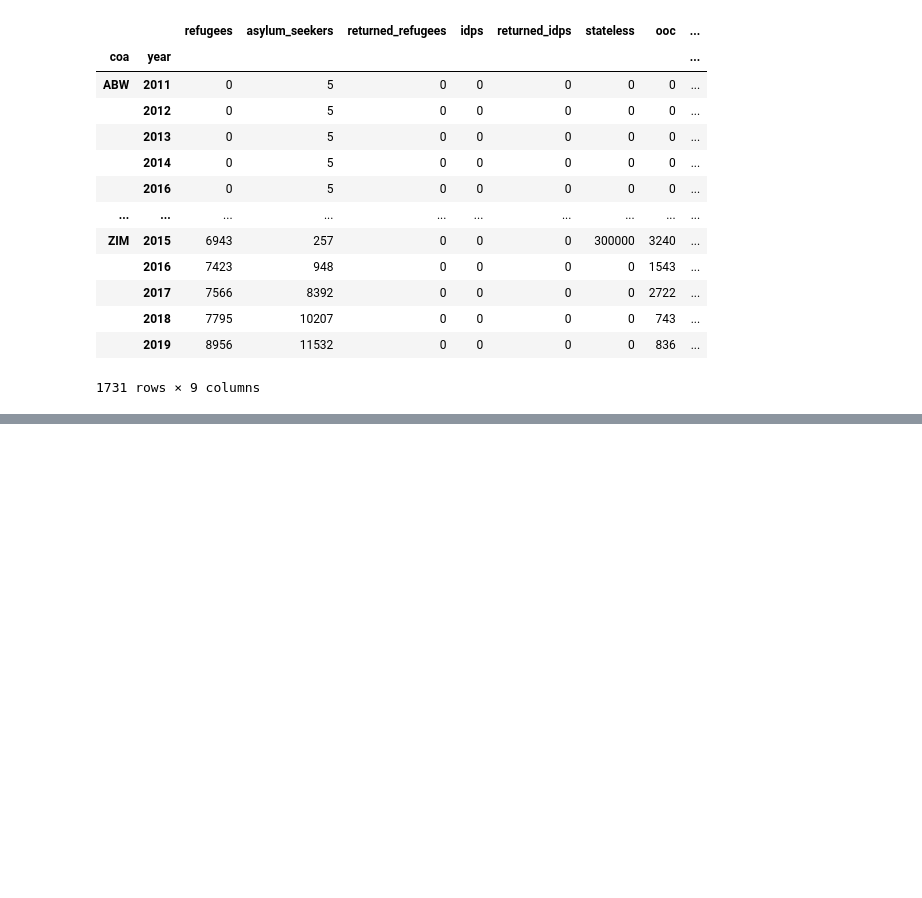
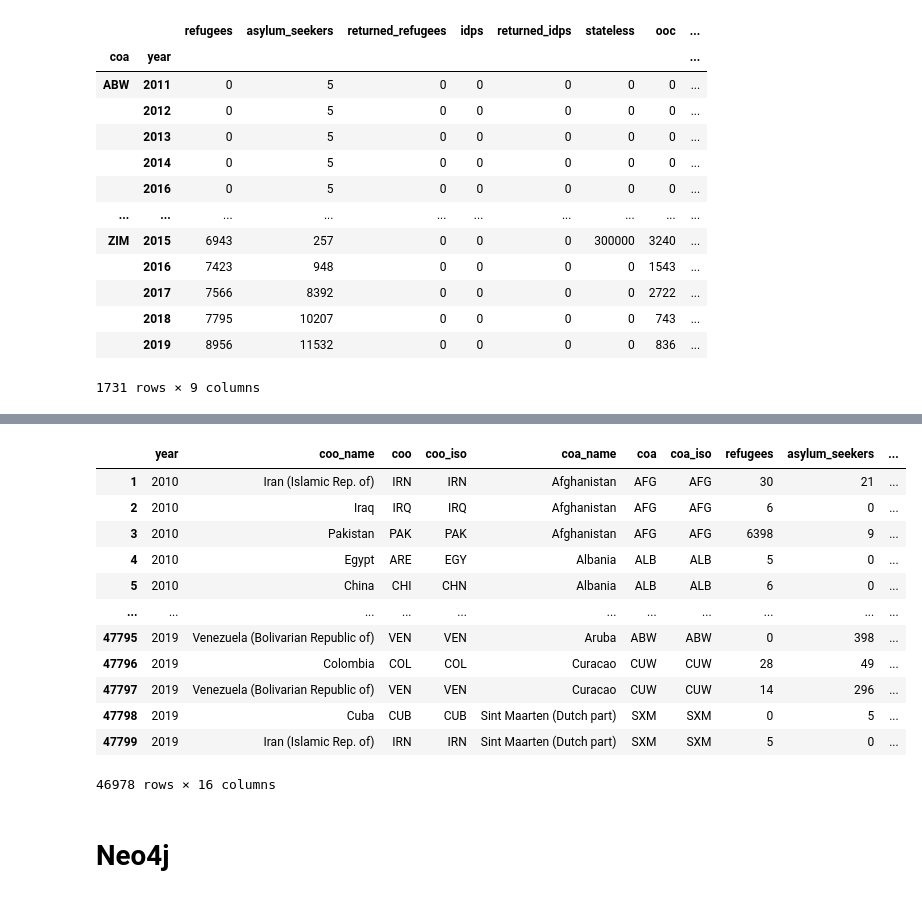
Before and after one commit to mids-w205/project-3-sguptaray, a Jupyter notebook: project3exploration.ipynb, the cells around one changed output, grey strips where cells are left out. Saved outputs shown, nothing was run; the diff lists cells and outputs as text; code cells hidden in the pictures; blank space fills up the shorter version.

```diff
--- a/project3exploration.ipynb
+++ b/project3exploration.ipynb
@@ -213,0 +208,18 @@ sh: 0: getcwd() failed: No such file or directory
+# %%
+selectpop[selectpop['coo_name']!='Unknown']
+# %% [output]
+|  | year | coo_name | coo | coo_iso | coa_name | coa | coa_iso | refugees | asylum_seekers | ... |
+| 1 | 2010 | Iran (Islamic Rep. of) | IRN | IRN | Afghanistan | AFG | AFG | 30 | 21 | ... |
+| 2 | 2010 | Iraq | IRQ | IRQ | Afghanistan | AFG | AFG | 6 | 0 | ... |
+| 3 | 2010 | Pakistan | PAK | PAK | Afghanistan | AFG | AFG | 6398 | 9 | ... |
+| 4 | 2010 | Egypt | ARE | EGY | Albania | ALB | ALB | 5 | 0 | ... |
+| 5 | 2010 | China | CHI | CHN | Albania | ALB | ALB | 6 | 0 | ... |
+| ... | ... | ... | ... | ... | ... | ... | ... | ... | ... | ... |
+| 47795 | 2019 | Venezuela (Bolivarian Republic of) | VEN | VEN | Aruba | ABW | ABW | 0 | 398 | ... |
+| 47796 | 2019 | Colombia | COL | COL | Curacao | CUW | CUW | 28 | 49 | ... |
+| 47797 | 2019 | Venezuela (Bolivarian Republic of) | VEN | VEN | Curacao | CUW | CUW | 14 | 296 | ... |
+| 47798 | 2019 | Cuba | CUB | CUB | Sint Maarten (Dutch part) | SXM | SXM | 0 | 5 | ... |
+| 47799 | 2019 | Iran (Islamic Rep. of) | IRN | IRN | Sint Maarten (Dutch part) | SXM | SXM | 5 | 0 | ... |
+46978 rows × 16 columns
+# %% [markdown]
+# Neo4j
```
Also changed, not shown: parts of 9 cells of this notebook.
